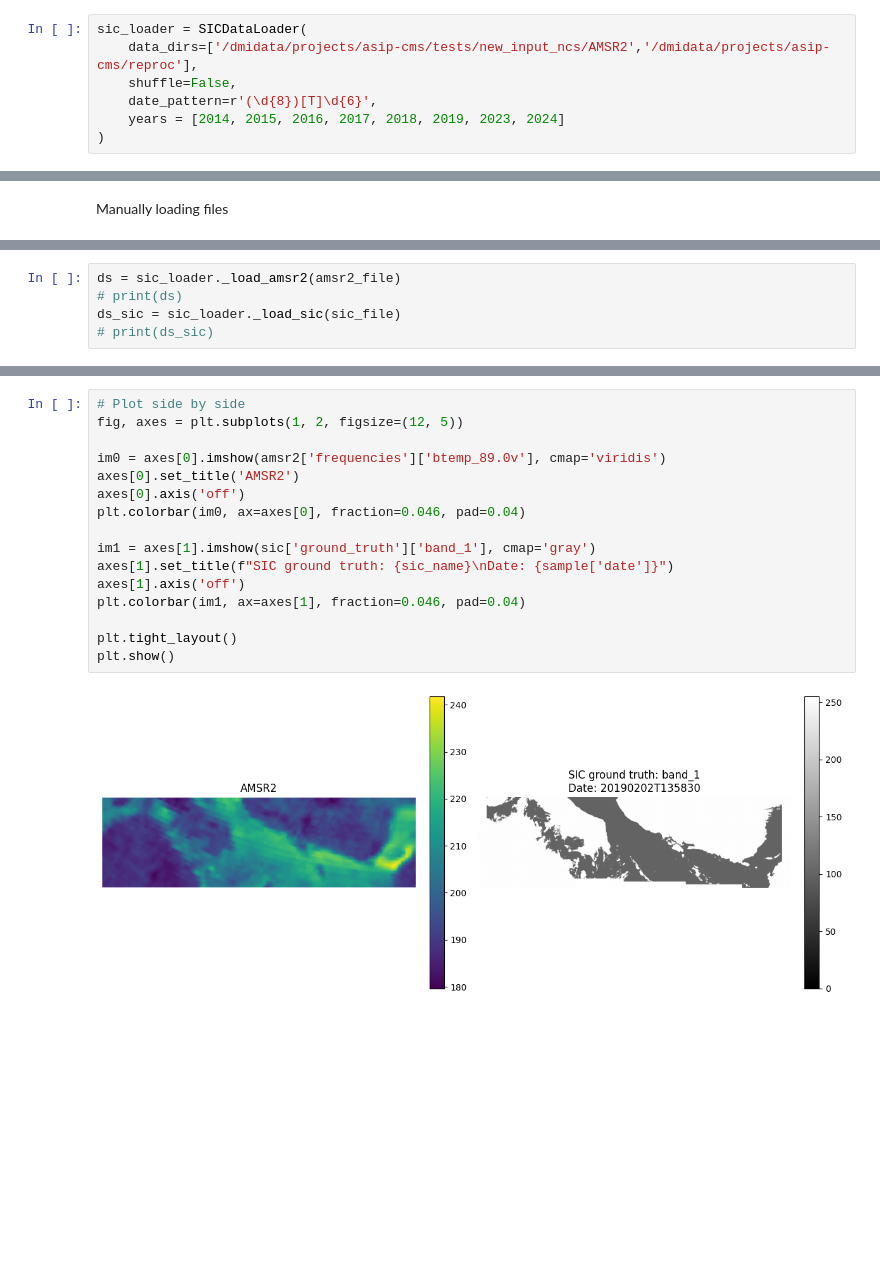
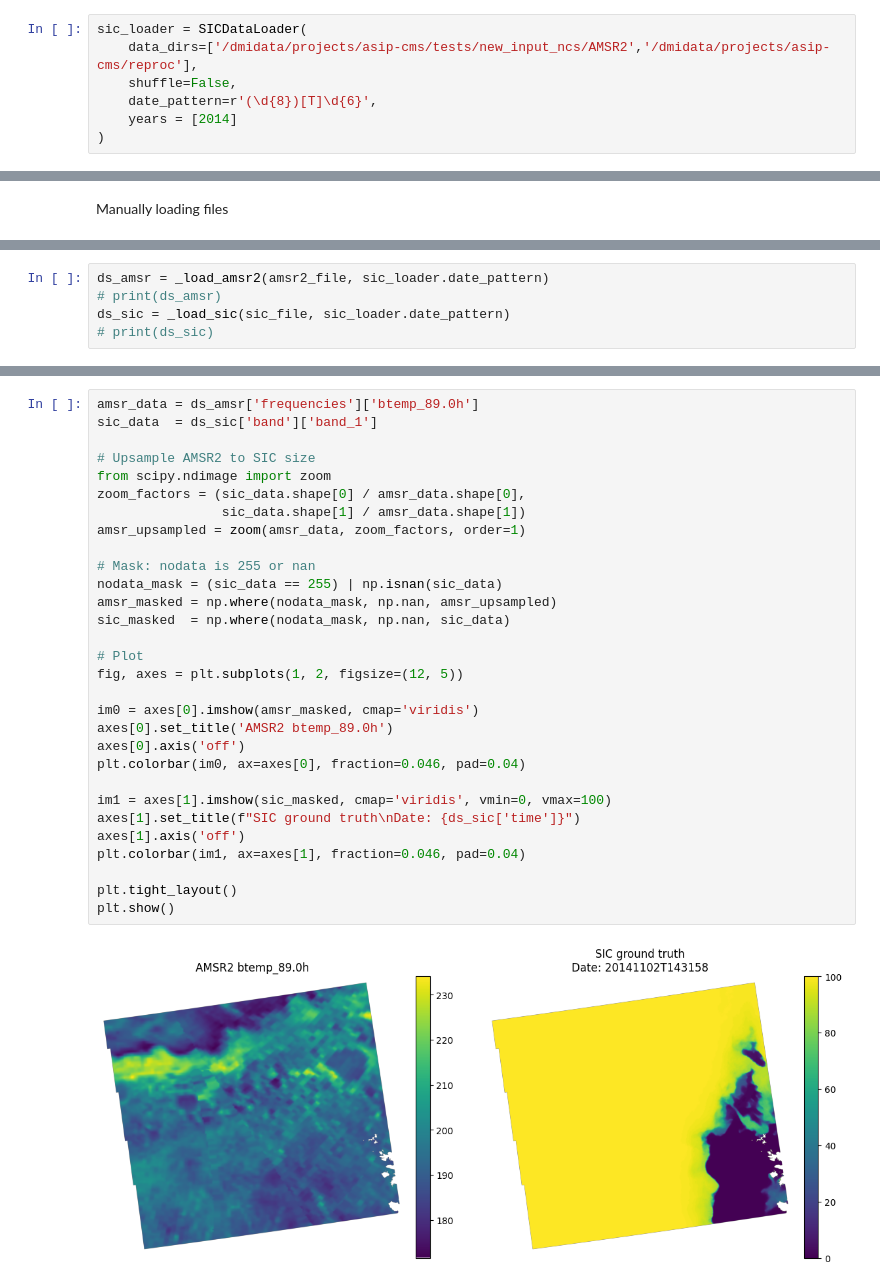
Before and after one commit to NinnaL/Master-thesis---Super-resolution-sea-ice-concentration-using-generative-AI, a Jupyter notebook: Code/data_explorer.ipynb, the cells around one changed output, grey strips where cells are left out. Cells and saved outputs as stored; diff of their text form; blank space fills up the shorter version.

```diff
--- a/Code/data_explorer.ipynb
+++ b/Code/data_explorer.ipynb
@@ -29,5 +41,5 @@ sic_loader = SICDataLoader(
     data_dirs=['/dmidata/projects/asip-cms/tests/new_input_ncs/AMSR2','/dmidata/projects/asip-cms/reproc'],
     shuffle=False,
     date_pattern=r'(\d{8})[T]\d{6}',
-    years = [2014, 2015, 2016, 2017, 2018, 2019, 2023, 2024]
+    years = [2014]
 )
@@ -126,5 +60,5 @@ print(ds_sic)
 # %%
-ds = sic_loader._load_amsr2(amsr2_file)
-# print(ds)
-ds_sic = sic_loader._load_sic(sic_file)
+ds_amsr = _load_amsr2(amsr2_file, sic_loader.date_pattern)
+# print(ds_amsr)
+ds_sic = _load_sic(sic_file, sic_loader.date_pattern)
 # print(ds_sic)
@@ -242,18 +168,32 @@ AttributeError: 'dict' object has no attribute 'plot'
-# %%
-# Plot side by side
-fig, axes = plt.subplots(1, 2, figsize=(12, 5))
-
-im0 = axes[0].imshow(amsr2['frequencies']['btemp_89.0v'], cmap='viridis')
-axes[0].set_title('AMSR2')
-axes[0].axis('off')
-plt.colorbar(im0, ax=axes[0], fraction=0.046, pad=0.04)
-
-im1 = axes[1].imshow(sic['ground_truth']['band_1'], cmap='gray')
-axes[1].set_title(f"SIC ground truth: {sic_name}\nDate: {sample['date']}")
-axes[1].axis('off')
-plt.colorbar(im1, ax=axes[1], fraction=0.046, pad=0.04)
-
-plt.tight_layout()
-plt.show()
-# %% [output]
-[figure, removed]
+# %%
+amsr_data = ds_amsr['frequencies']['btemp_89.0h']
+sic_data  = ds_sic['band']['band_1']
+
+# Upsample AMSR2 to SIC size
+from scipy.ndimage import zoom
+zoom_factors = (sic_data.shape[0] / amsr_data.shape[0],
+                sic_data.shape[1] / amsr_data.shape[1])
+amsr_upsampled = zoom(amsr_data, zoom_factors, order=1)
+
+# Mask: nodata is 255 or nan
+nodata_mask = (sic_data == 255) | np.isnan(sic_data)
+amsr_masked = np.where(nodata_mask, np.nan, amsr_upsampled)
+sic_masked  = np.where(nodata_mask, np.nan, sic_data)
+
+# Plot
+fig, axes = plt.subplots(1, 2, figsize=(12, 5))
+
+im0 = axes[0].imshow(amsr_masked, cmap='viridis')
+axes[0].set_title('AMSR2 btemp_89.0h')
+axes[0].axis('off')
+plt.colorbar(im0, ax=axes[0], fraction=0.046, pad=0.04)
+
+im1 = axes[1].imshow(sic_masked, cmap='viridis', vmin=0, vmax=100)
+axes[1].set_title(f"SIC ground truth\nDate: {ds_sic['time']}")
+axes[1].axis('off')
+plt.colorbar(im1, ax=axes[1], fraction=0.046, pad=0.04)
+
+plt.tight_layout()
+plt.show()
+# %% [output]
+[figure, added]
```
Also changed, not shown: parts of 20 cells of this notebook, 19 other files.
